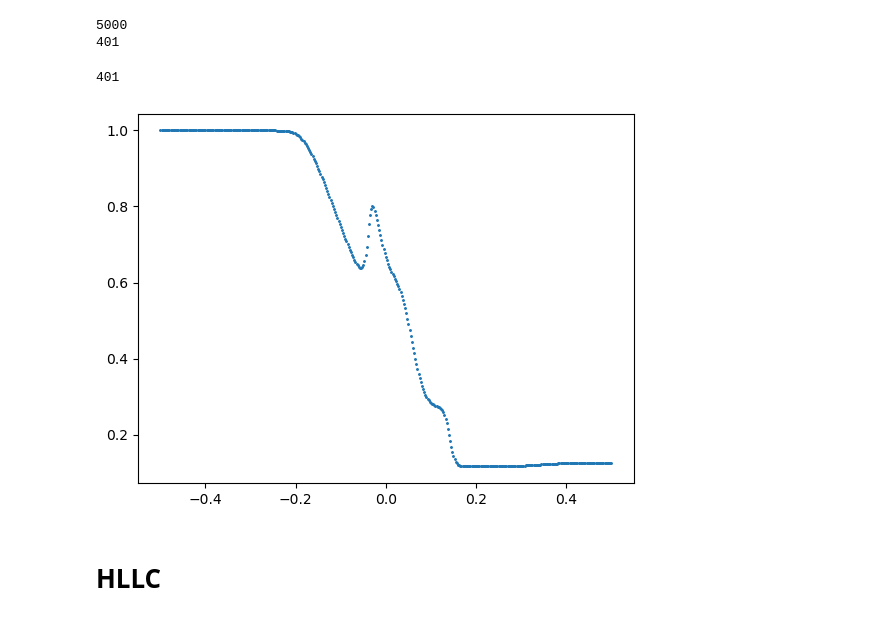
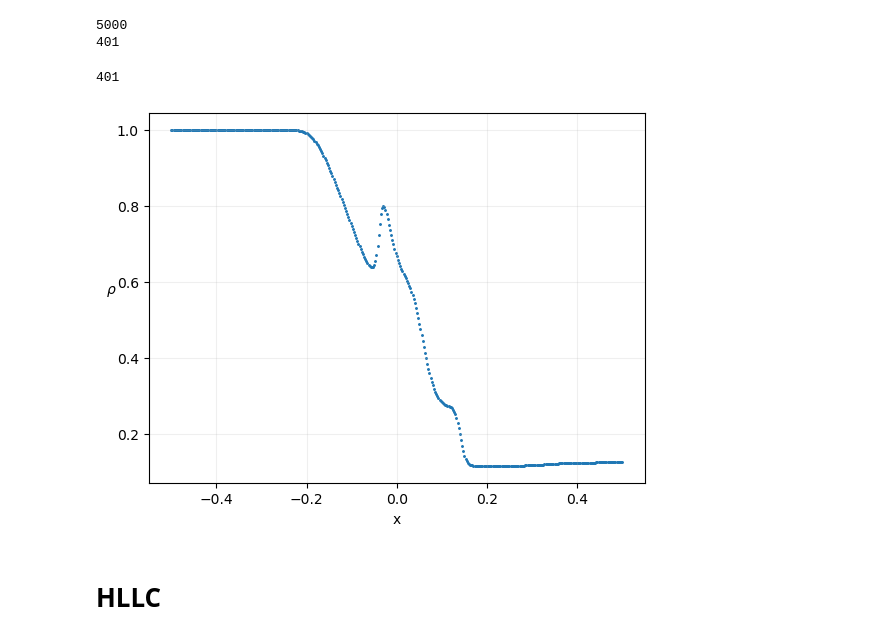
Before and after one commit to Ship-Vano/MagnettoPrjct, a Jupyter notebook: visualization.ipynb, the cells around one changed output. Drawn from its saved outputs; the diff is of its cells as text; code cells hidden in the pictures.

Commit message:
Improved visualization and added pressure in output file

```diff
--- a/visualization.ipynb
+++ b/visualization.ipynb
@@ -24,23 +24,23 @@ rhos_HLL = [[states_HLL[j][i][0] for i in range(0, spacesteps_HLL)] for j in ran
 # %%
 import matplotlib.pyplot as plt
 from matplotlib import animation
 import numpy as np
+from matplotlib.ticker import MultipleLocator, FormatStrFormatter
 
 x = np.arange(-0.5, 0.5+h_HLL, h_HLL)
 print(len(x))
 y = rhos_HLL[-1]
 fig, ax = plt.subplots()
+ax.set_xlabel('x')
+ax.set_ylabel(r'$\rho$', rotation=0)
 scat = ax.scatter( x, y, s=1.2 )
-#ax.set(xlim=[0, 1], ylim=[0, 1], xlabel='x', ylabel='rho')
-#def update(frame):
-#    scat = ax.scatter(x, rhos[timesteps-1-frame],s=1.2)
-#    return (scat)
-#ani = animation.FuncAnimation(fig=fig, func=update, frames=1000, interval=100)
-#from IPython.display import HTML
-#HTML(ani.to_html5_video())
+majorLocator   = MultipleLocator(20)
+majorFormatter = FormatStrFormatter('%d')
+minorLocator   = MultipleLocator(5)
+ax.grid(alpha=0.2)
 # %% [output]
 401
-[figure, old version]
+[figure, new version]
 # %% [markdown]
 # HLLC
 # %%
```
Also changed, not shown: parts of 7 cells of this notebook, 3 other files.
